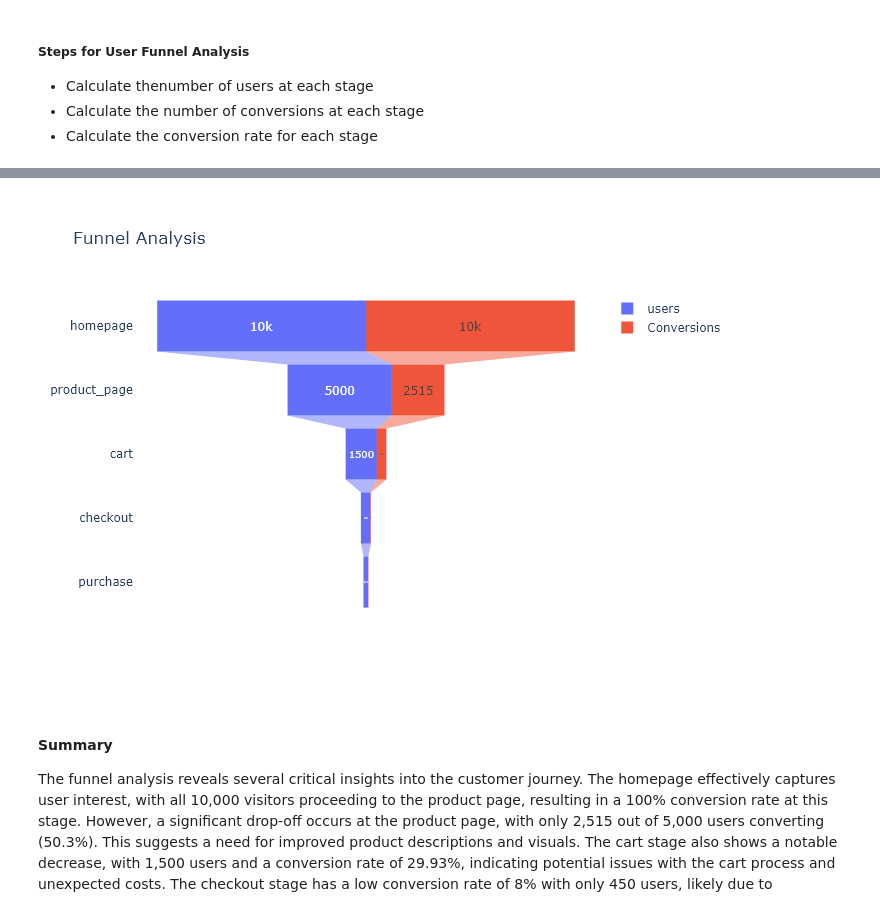
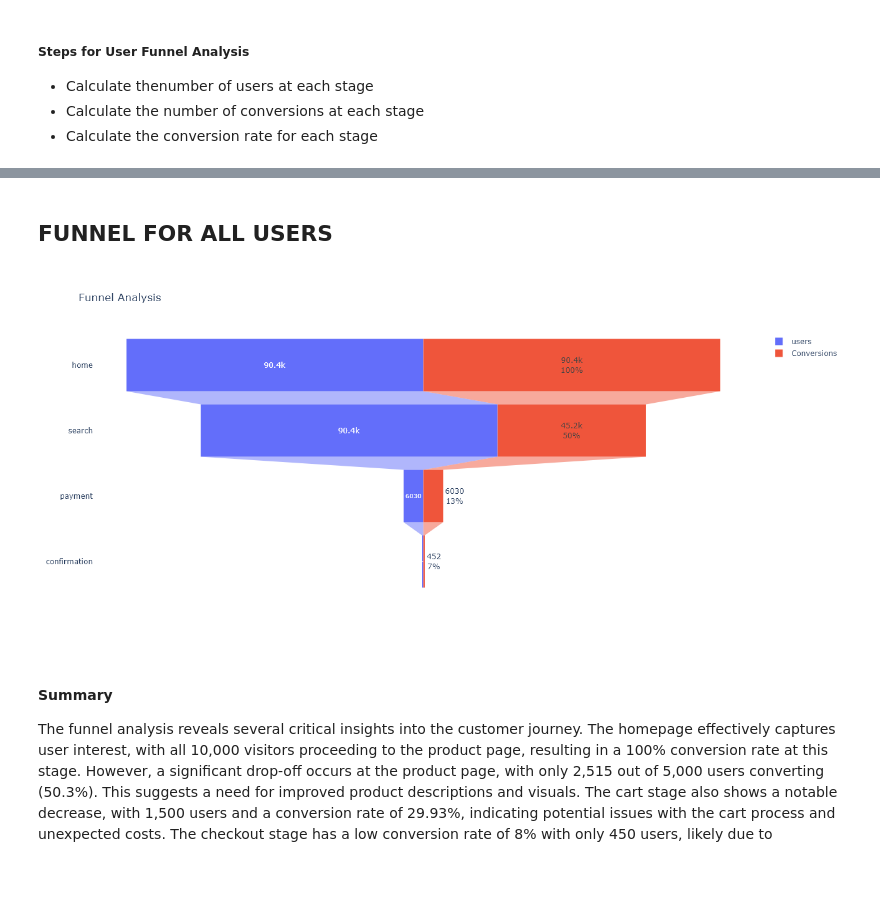
Before and after one commit to DrDamiDave/Customer-Funnel-Analysis, a Jupyter notebook: Customer Funnel Analysis.ipynb, the cells around one changed output, grey strips where cells are left out. Cells and saved outputs as stored; diff of their text form; code cells hidden in the pictures; blank space fills up the shorter version.

```diff
--- a/Customer Funnel Analysis.ipynb
+++ b/Customer Funnel Analysis.ipynb
@@ -46,0 +53,3 @@ The stages in the funnel analysis
+# %%
+search_df = pd.read_csv("search_page_table.csv")
+search_df.head(5)
@@ -46,0 +63,3 @@ The stages in the funnel analysis
+# %%
+payment_df = pd.read_csv("payment_page_table.csv")
+payment_df.head(5)
@@ -46,0 +73,3 @@ The stages in the funnel analysis
+# %%
+confirmation_df = pd.read_csv("payment_confirmation_table.csv")
+confirmation_df.head(5)
@@ -85,33 +163,44 @@ funnel_data
+# %%
+# Calculate metrics for all users
+results_all = calculate_metrics(all_df)
+
+# Calculate metrics for each gender
+results_female = calculate_metrics(all_df[all_df['sex'] == 'Female'])
+results_male = calculate_metrics(all_df[all_df['sex'] == 'Male'])
+
+# Calculate metrics for each device
+results_desktop = calculate_metrics(all_df[all_df['device'] == 'Desktop'])
+results_mobile = calculate_metrics(all_df[all_df['device'] == 'Mobile'])
+# %% [markdown]
+## FUNNEL FOR ALL USERS
 # %%
-from io import BytesIO
-import kaleido
-import matplotlib.image as mpimg
-import plotly.graph_objects as go
-import plotly.io as pio
+
 pio.templates.default = "plotly_white"
 
 fig = go.Figure(go.Funnel(
-    y = funnel_data['stage'],
-    x = funnel_data['users'],
+    y = results_all['stage'],
+    x = results_all['users'],
     textposition = 'inside',
     textinfo = 'value',
     name = 'users'
 ))
 
 fig.add_trace(go.Funnel(
-    y=funnel_data['stage'],
-    x=funnel_data['conversions'],
-    textposition='inside',
-    textinfo='value',
+    y=results_all['stage'],
+    x=results_all['conversions'],
+    textposition='auto',
+    textinfo='value+percent previous',
     name='Conversions'
 ))
 
 fig.update_layout(
     title='Funnel Analysis',
-    funnelmode='stack'
+    funnelmode='stack',
+    height = 600,
+    width = 1300
 )
 
 
 fig.show("png")
 # %% [output]
-[figure, old version]
+[figure, new version]
```
Also changed, not shown: parts of 12 cells of this notebook.
